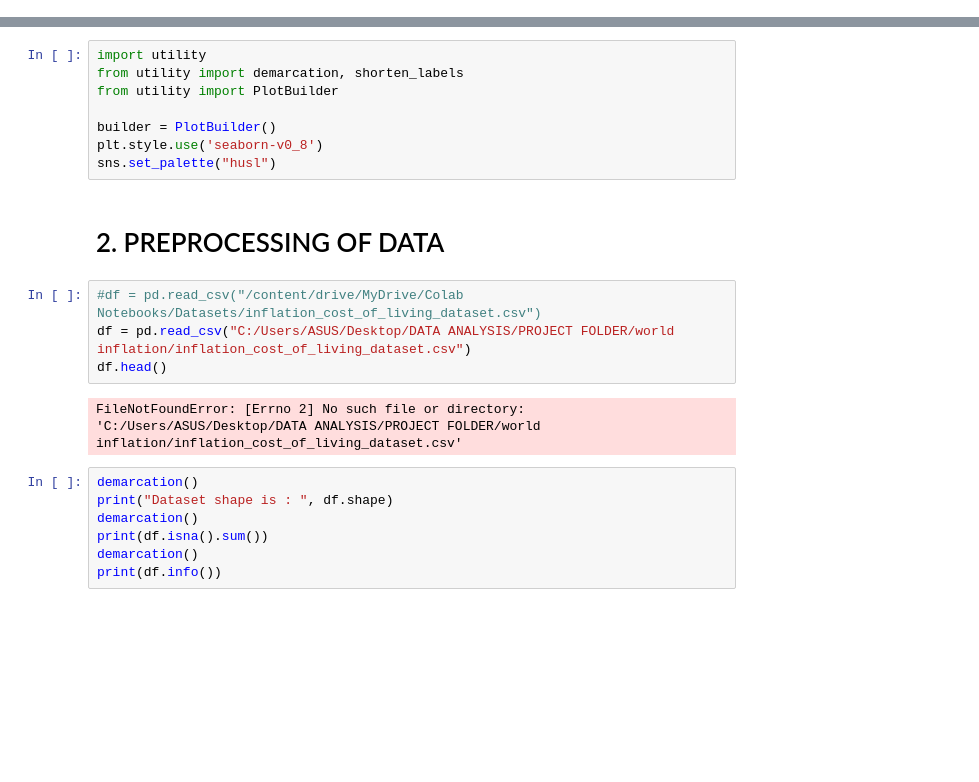
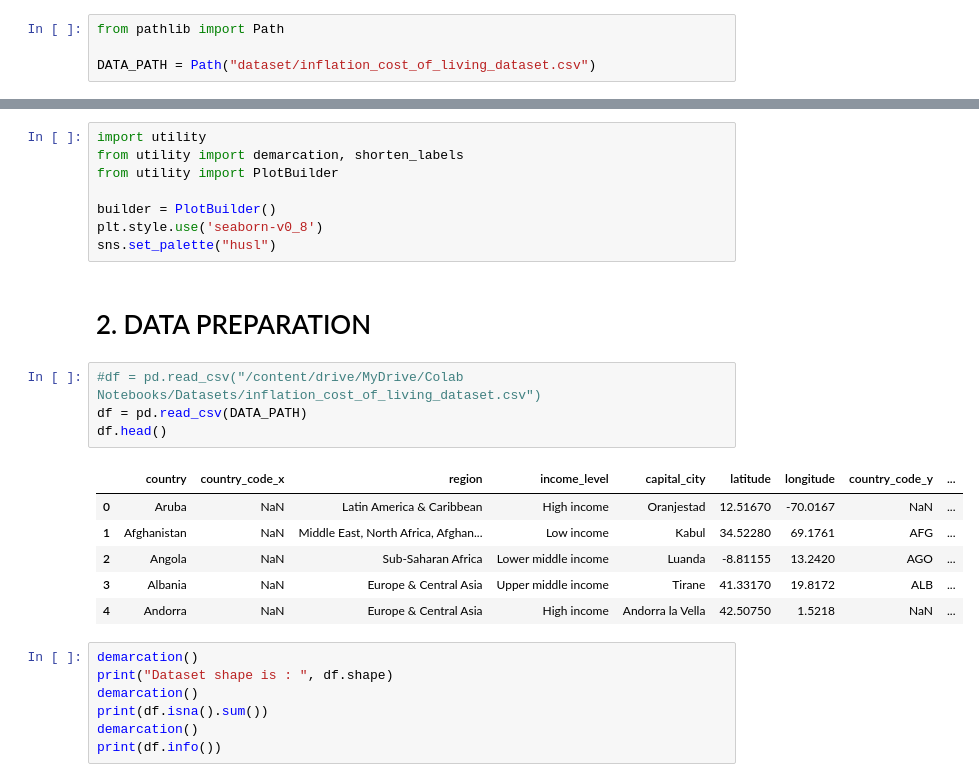
Before and after one commit to Udanis-Isang/world_inflation_analysis, a Jupyter notebook: World_Inflation.ipynb, the cells around one changed output, grey strips where cells are left out. Cells and saved outputs as stored; diff of their text form; blank space fills up the shorter version.

```diff
--- a/World_Inflation.ipynb
+++ b/World_Inflation.ipynb
@@ -36,3 +44,7 @@ Note: you may need to restart the kernel to use updated packages.
+# %%
+from pathlib import Path
+
+DATA_PATH = Path("dataset/inflation_cost_of_living_dataset.csv")
 # %% [markdown]
 # 1. IMPORTATIONS
 # %%
@@ -56,13 +68,18 @@ builder = PlotBuilder()
 plt.style.use('seaborn-v0_8')
 sns.set_palette("husl")
 # %% [markdown]
-# 2. PREPROCESSING OF DATA
+# 2. DATA PREPARATION
 # %%
 #df = pd.read_csv("/content/drive/MyDrive/Colab Notebooks/Datasets/inflation_cost_of_living_dataset.csv")
-df = pd.read_csv("C:/Users/ASUS/Desktop/DATA ANALYSIS/PROJECT FOLDER/world inflation/inflation_cost_of_living_dataset.csv")
+df = pd.read_csv(DATA_PATH)
 df.head()
 # %% [output]
-FileNotFoundError: [Errno 2] No such file or directory: 'C:/Users/ASUS/Desktop/DATA ANALYSIS/PROJECT FOLDER/world inflation/inflation_cost_of_living_dataset.csv'
+|  | country | country_code_x | region | income_level | capital_city | latitude | longitude | country_code_y | ... |
+| 0 | Aruba | NaN | Latin America & Caribbean | High income | Oranjestad | 12.51670 | -70.0167 | NaN | ... |
+| 1 | Afghanistan | NaN | Middle East, North Africa, Afghan... | Low income | Kabul | 34.52280 | 69.1761 | AFG | ... |
+| 2 | Angola | NaN | Sub-Saharan Africa | Lower middle income | Luanda | -8.81155 | 13.2420 | AGO | ... |
+| 3 | Albania | NaN | Europe & Central Asia | Upper middle income | Tirane | 41.33170 | 19.8172 | ALB | ... |
+| 4 | Andorra | NaN | Europe & Central Asia | High income | Andorra la Vella | 42.50750 | 1.5218 | NaN | ... |
 # %%
 demarcation()
 print("Dataset shape is : ", df.shape)
```
Also changed, not shown: parts of 13 cells of this notebook, 2 other files.
